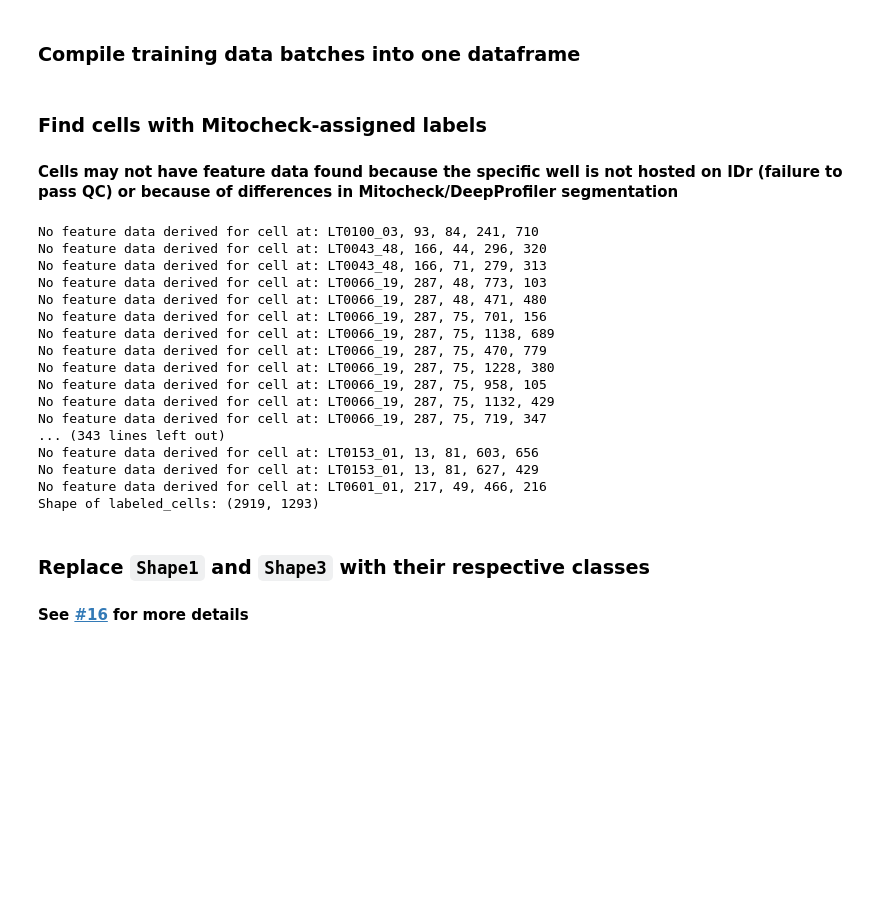
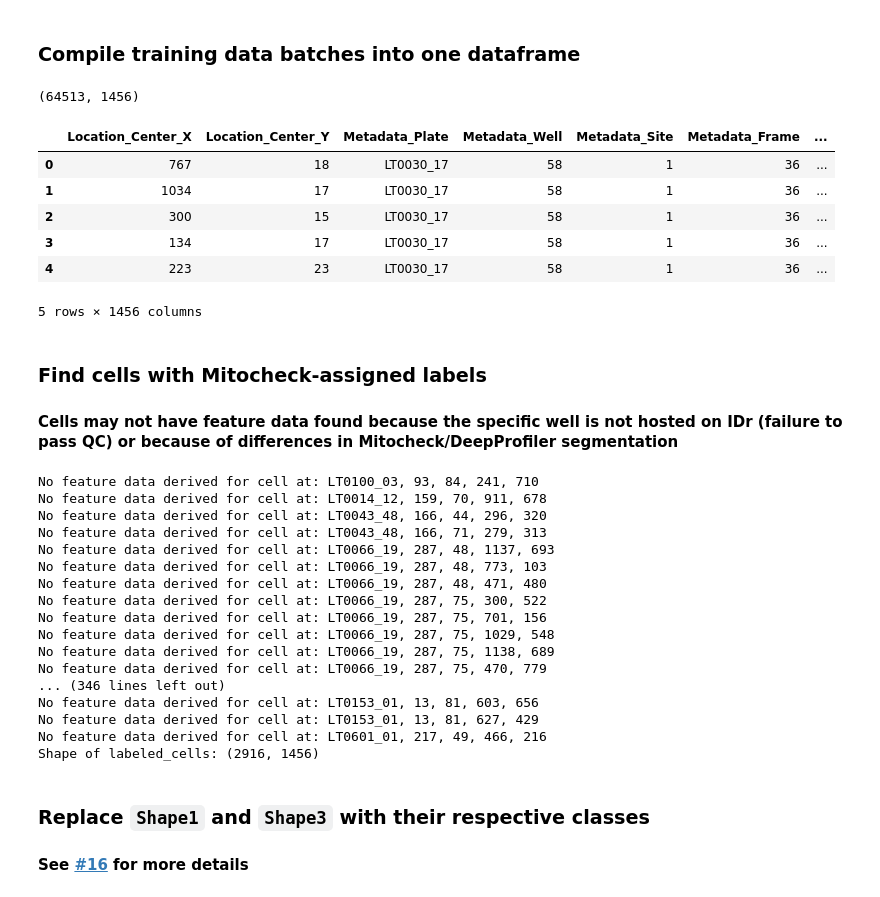
Before and after one commit to WayScience/mitocheck_data, a Jupyter notebook: 2.format_training_data/training_data.ipynb, the cells around one changed output. Drawn from its saved outputs; the diff is of its cells as text; code cells hidden in the pictures; blank space fills up the shorter version.

```diff
--- a/2.format_training_data/training_data.ipynb
+++ b/2.format_training_data/training_data.ipynb
@@ -12,9 +12,19 @@ from training_data_utils import get_labeled_cells
 # %% [markdown]
 ### Compile training data batches into one dataframe
 # %%
-training_data_features_path = pathlib.Path("../1.idr_streams/extracted_features/training_data")
+training_data_features_path = pathlib.Path("../1.idr_streams/extracted_features/training_data/merged_features/")
 training_data = compile_mitocheck_batch_data(training_data_features_path)
-#training_data
+print(training_data.shape)
+training_data.head()
+# %% [output]
+(64513, 1456)
+|  | Location_Center_X | Location_Center_Y | Metadata_Plate | Metadata_Well | Metadata_Site | Metadata_Frame | ... |
+| 0 | 767 | 18 | LT0030_17 | 58 | 1 | 36 | ... |
+| 1 | 1034 | 17 | LT0030_17 | 58 | 1 | 36 | ... |
+| 2 | 300 | 15 | LT0030_17 | 58 | 1 | 36 | ... |
+| 3 | 134 | 17 | LT0030_17 | 58 | 1 | 36 | ... |
+| 4 | 223 | 23 | LT0030_17 | 58 | 1 | 36 | ... |
+5 rows × 1456 columns
 # %% [markdown]
 ### Find cells with Mitocheck-assigned labels
 
@@ -22,26 +32,26 @@ training_data = compile_mitocheck_batch_data(training_data_features_path)
 # %%
 features_samples_path = pathlib.Path("../mitocheck_metadata/features.samples.txt")
 
-labeled_cells = get_labeled_cells(training_data, features_samples_path)
+labeled_cells = get_labeled_cells(training_data, features_samples_path, "DP__Object_Outline")
 print(f"Shape of labeled_cells: {labeled_cells.shape}")
 # %% [output]
 No feature data derived for cell at: LT0100_03, 93, 84, 241, 710
+No feature data derived for cell at: LT0014_12, 159, 70, 911, 678
 No feature data derived for cell at: LT0043_48, 166, 44, 296, 320
 No feature data derived for cell at: LT0043_48, 166, 71, 279, 313
+No feature data derived for cell at: LT0066_19, 287, 48, 1137, 693
 No feature data derived for cell at: LT0066_19, 287, 48, 773, 103
 No feature data derived for cell at: LT0066_19, 287, 48, 471, 480
+No feature data derived for cell at: LT0066_19, 287, 75, 300, 522
 No feature data derived for cell at: LT0066_19, 287, 75, 701, 156
+No feature data derived for cell at: LT0066_19, 287, 75, 1029, 548
 No feature data derived for cell at: LT0066_19, 287, 75, 1138, 689
 No feature data derived for cell at: LT0066_19, 287, 75, 470, 779
-No feature data derived for cell at: LT0066_19, 287, 75, 1228, 380
-No feature data derived for cell at: LT0066_19, 287, 75, 958, 105
-No feature data derived for cell at: LT0066_19, 287, 75, 1132, 429
-No feature data derived for cell at: LT0066_19, 287, 75, 719, 347
-... (343 lines left out)
+... (346 lines left out)
 No feature data derived for cell at: LT0153_01, 13, 81, 603, 656
 No feature data derived for cell at: LT0153_01, 13, 81, 627, 429
 No feature data derived for cell at: LT0601_01, 217, 49, 466, 216
-Shape of labeled_cells: (2919, 1293)
+Shape of labeled_cells: (2916, 1456)
 # %% [markdown]
 ### Replace `Shape1` and `Shape3` with their respective classes
 #### See [#16](https://github.com/WayScience/mitocheck_data/issues/16) for more details
```
Also changed, not shown: parts of 1 cell of this notebook, 41 other files.
